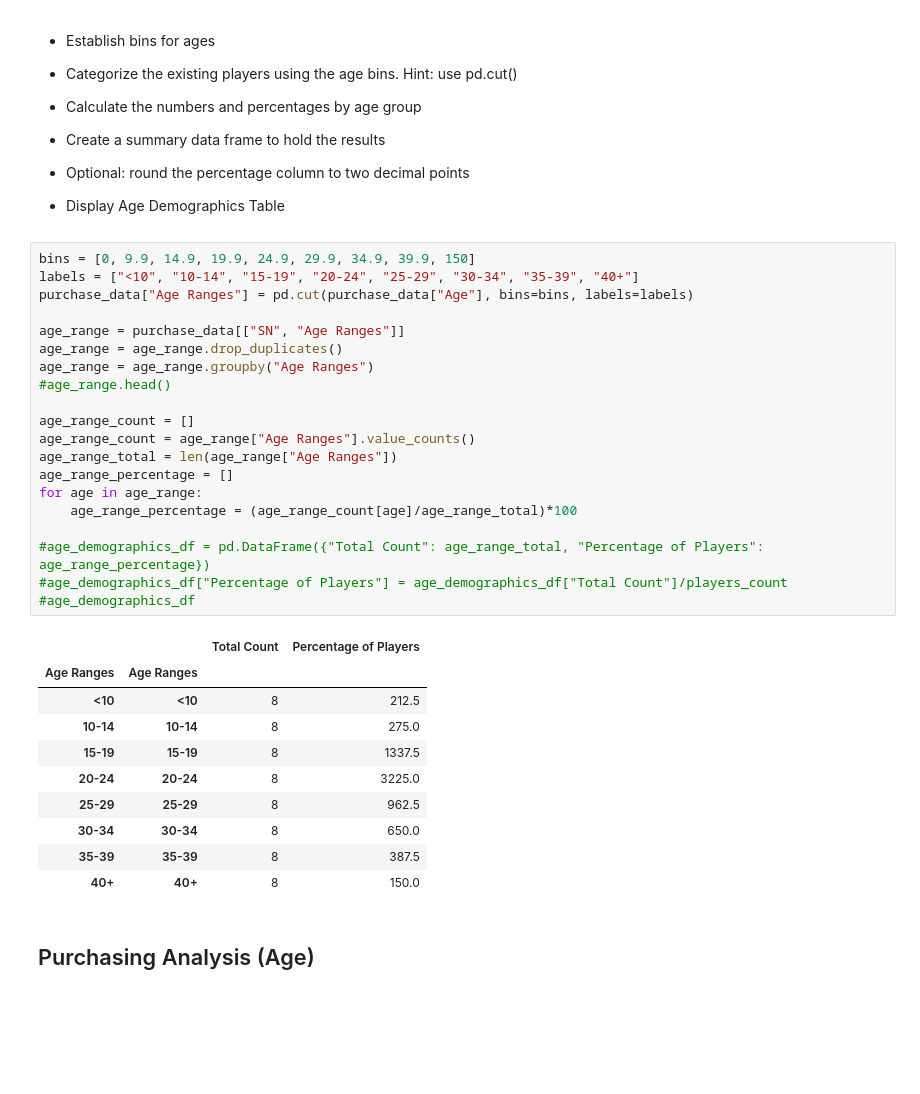
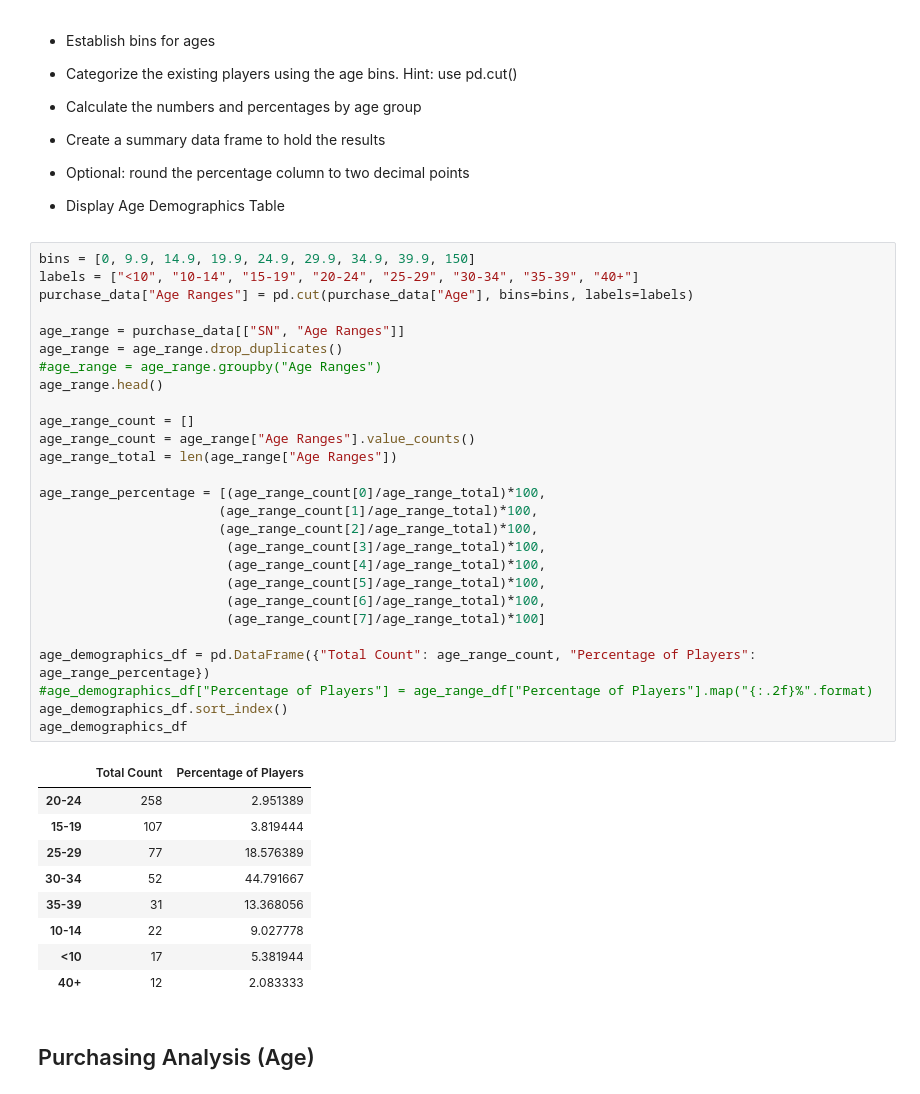
Before and after one commit to kaseynwilson/pandas_challenge, a Jupyter notebook: HeroesOfPymoli/HeroesOfPymoli_starter.ipynb, the cells around one changed output. Cells and saved outputs as stored; diff of their text form; blank space fills up the shorter version.

```diff
--- a/HeroesOfPymoli/HeroesOfPymoli_starter.ipynb
+++ b/HeroesOfPymoli/HeroesOfPymoli_starter.ipynb
@@ -147,34 +153,40 @@ gender_groups = purchase_df.groupby(["Gender"])
 # %%
 bins = [0, 9.9, 14.9, 19.9, 24.9, 29.9, 34.9, 39.9, 150]
 labels = ["<10", "10-14", "15-19", "20-24", "25-29", "30-34", "35-39", "40+"]
 purchase_data["Age Ranges"] = pd.cut(purchase_data["Age"], bins=bins, labels=labels)
 
 age_range = purchase_data[["SN", "Age Ranges"]]
 age_range = age_range.drop_duplicates()
-age_range = age_range.groupby("Age Ranges")
-#age_range.head()
+#age_range = age_range.groupby("Age Ranges")
+age_range.head()
 
 age_range_count = []
 age_range_count = age_range["Age Ranges"].value_counts()
 age_range_total = len(age_range["Age Ranges"])
-age_range_percentage = []
-for age in age_range:
-    age_range_percentage = (age_range_count[age]/age_range_total)*100
 
-#age_demographics_df = pd.DataFrame({"Total Count": age_range_total, "Percentage of Players": age_range_percentage})
-#age_demographics_df["Percentage of Players"] = age_demographics_df["Total Count"]/players_count
-#age_demographics_df
+age_range_percentage = [(age_range_count[0]/age_range_total)*100,
+                       (age_range_count[1]/age_range_total)*100,
+                       (age_range_count[2]/age_range_total)*100,
+                        (age_range_count[3]/age_range_total)*100,
+                        (age_range_count[4]/age_range_total)*100,
+                        (age_range_count[5]/age_range_total)*100,
+                        (age_range_count[6]/age_range_total)*100,
+                        (age_range_count[7]/age_range_total)*100]
+
+age_demographics_df = pd.DataFrame({"Total Count": age_range_count, "Percentage of Players": age_range_percentage})
+#age_demographics_df["Percentage of Players"] = age_range_df["Percentage of Players"].map("{:.2f}%".format)
+age_demographics_df.sort_index()
+age_demographics_df
 # %% [output]
-|  |  | Total Count | Percentage of Players |
-| Age Ranges | Age Ranges |  |  |
-| <10 | <10 | 8 | 212.5 |
-| 10-14 | 10-14 | 8 | 275.0 |
-| 15-19 | 15-19 | 8 | 1337.5 |
-| 20-24 | 20-24 | 8 | 3225.0 |
-| 25-29 | 25-29 | 8 | 962.5 |
-| 30-34 | 30-34 | 8 | 650.0 |
-| 35-39 | 35-39 | 8 | 387.5 |
-| 40+ | 40+ | 8 | 150.0 |
+|  | Total Count | Percentage of Players |
+| 20-24 | 258 | 2.951389 |
+| 15-19 | 107 | 3.819444 |
+| 25-29 | 77 | 18.576389 |
+| 30-34 | 52 | 44.791667 |
+| 35-39 | 31 | 13.368056 |
+| 10-14 | 22 | 9.027778 |
+| <10 | 17 | 5.381944 |
+| 40+ | 12 | 2.083333 |
 # %% [markdown]
 ## Purchasing Analysis (Age)
 # %% [markdown]
```
Also changed, not shown: parts of 2 cells of this notebook.
